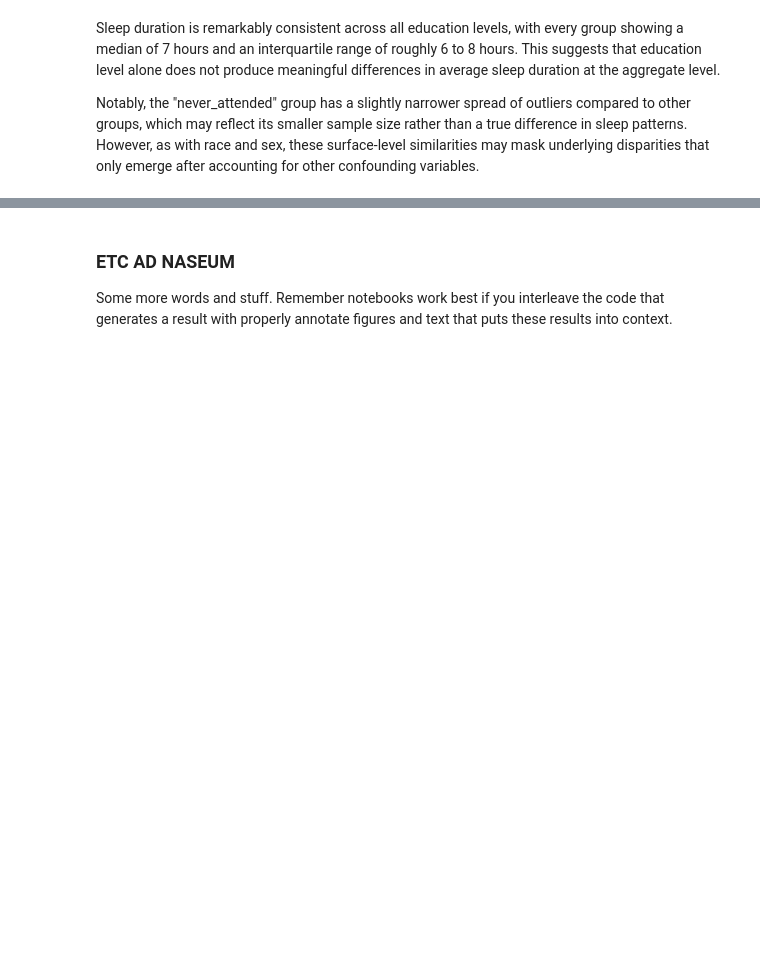
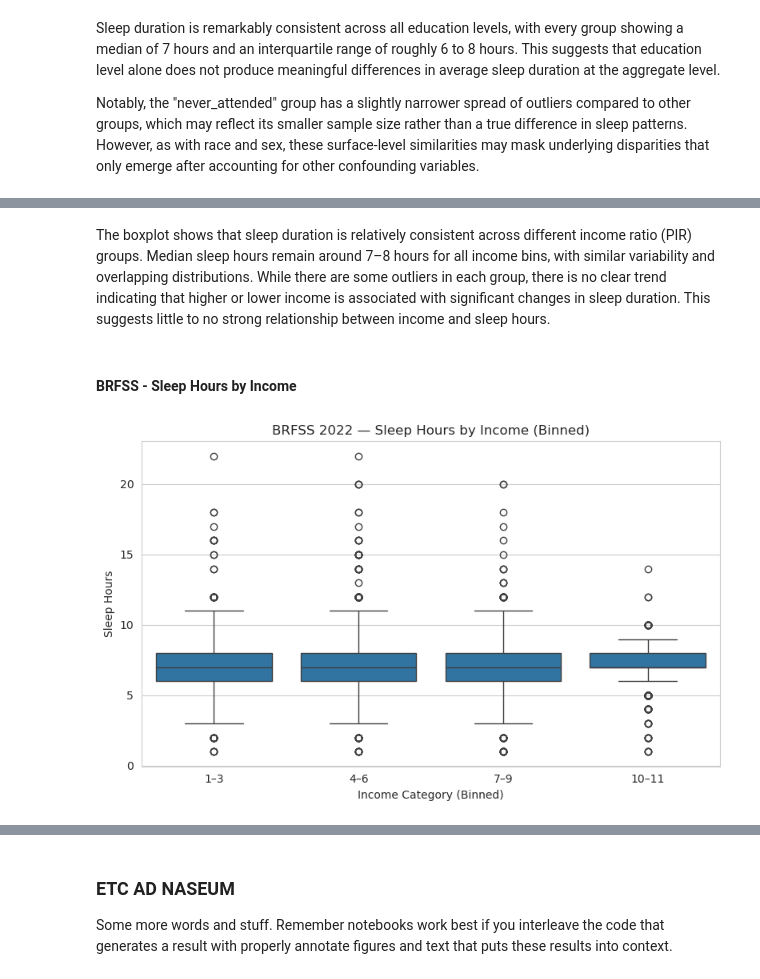
Before and after one commit to COGS108/Group150_WI26, a Jupyter notebook: 03-FinalProject.ipynb, the cells around one changed output, grey strips where cells are left out. Cells and saved outputs as stored; diff of their text form; code cells hidden in the pictures; blank space fills up the shorter version.

```diff
--- a/03-FinalProject.ipynb
+++ b/03-FinalProject.ipynb
@@ -889,0 +908,30 @@ Notably, the "never_attended" group has a slightly narrower spread of outliers c
+# %% [markdown]
+The boxplot shows that sleep duration is relatively consistent across different income ratio (PIR) groups. Median sleep hours remain around 7–8 hours for all income bins, with similar variability and overlapping distributions. While there are some outliers in each group, there is no clear trend indicating that higher or lower income is associated with significant changes in sleep duration. This suggests little to no strong relationship between income and sleep hours.
+# %% [markdown]
+#### BRFSS - Sleep Hours by Income
+# %%
+import seaborn as sns
+
+df2["income_bin"] = pd.cut(
+    df2["income"],
+    bins=[0, 3, 6, 9, 11],
+    labels=["1–3", "4–6", "7–9", "10–11"]
+)
+
+# Plot
+sns.set_style("whitegrid")
+plt.figure(figsize=(8, 5))
+
+sns.boxplot(
+    x="income_bin",
+    y="sleep_hours",
+    data=df2)
+
+plt.xlabel("Income Category (Binned)")
+plt.ylabel("Sleep Hours")
+plt.title("BRFSS 2022 — Sleep Hours by Income (Binned)")
+
+plt.tight_layout()
+plt.show()
+# %% [output]
+[figure, added]
```
Also changed, not shown: parts of 9 cells of this notebook.
